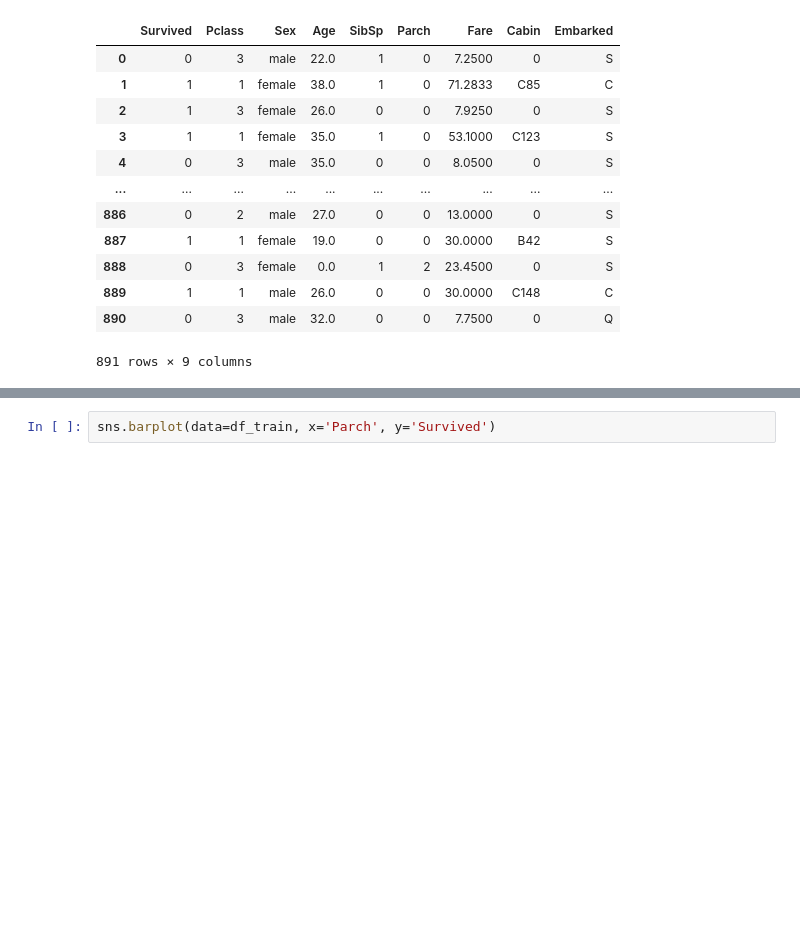
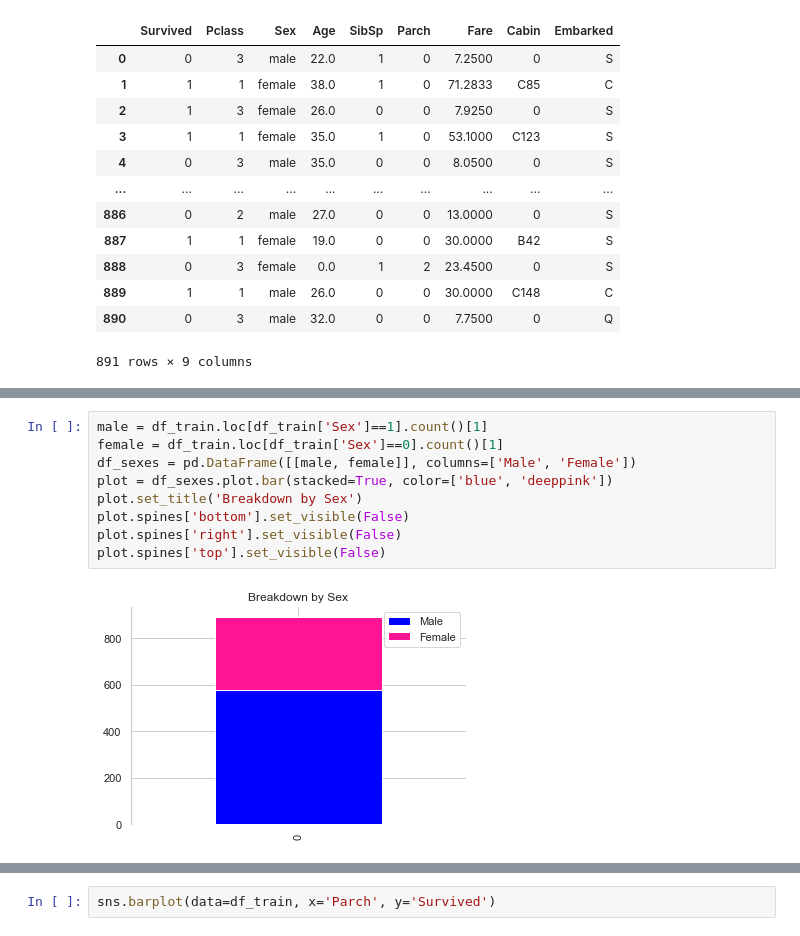
Before and after one commit to vipervit/Titanic, a Jupyter notebook: titanic.ipynb, the cells around one changed output, grey strips where cells are left out. Drawn from its saved outputs; the diff is of its cells as text; blank space fills up the shorter version.

```diff
--- a/titanic.ipynb
+++ b/titanic.ipynb
@@ -26,2 +46,13 @@ df_train
+# %%
+male = df_train.loc[df_train['Sex']==1].count()[1]
+female = df_train.loc[df_train['Sex']==0].count()[1]
+df_sexes = pd.DataFrame([[male, female]], columns=['Male', 'Female'])
+plot = df_sexes.plot.bar(stacked=True, color=['blue', 'deeppink'])
+plot.set_title('Breakdown by Sex')
+plot.spines['bottom'].set_visible(False)
+plot.spines['right'].set_visible(False)
+plot.spines['top'].set_visible(False)
+# %% [output]
+[figure, added]
 # %%
 sns.set_theme(style="whitegrid")
```
Also changed, not shown: parts of 13 cells of this notebook.
